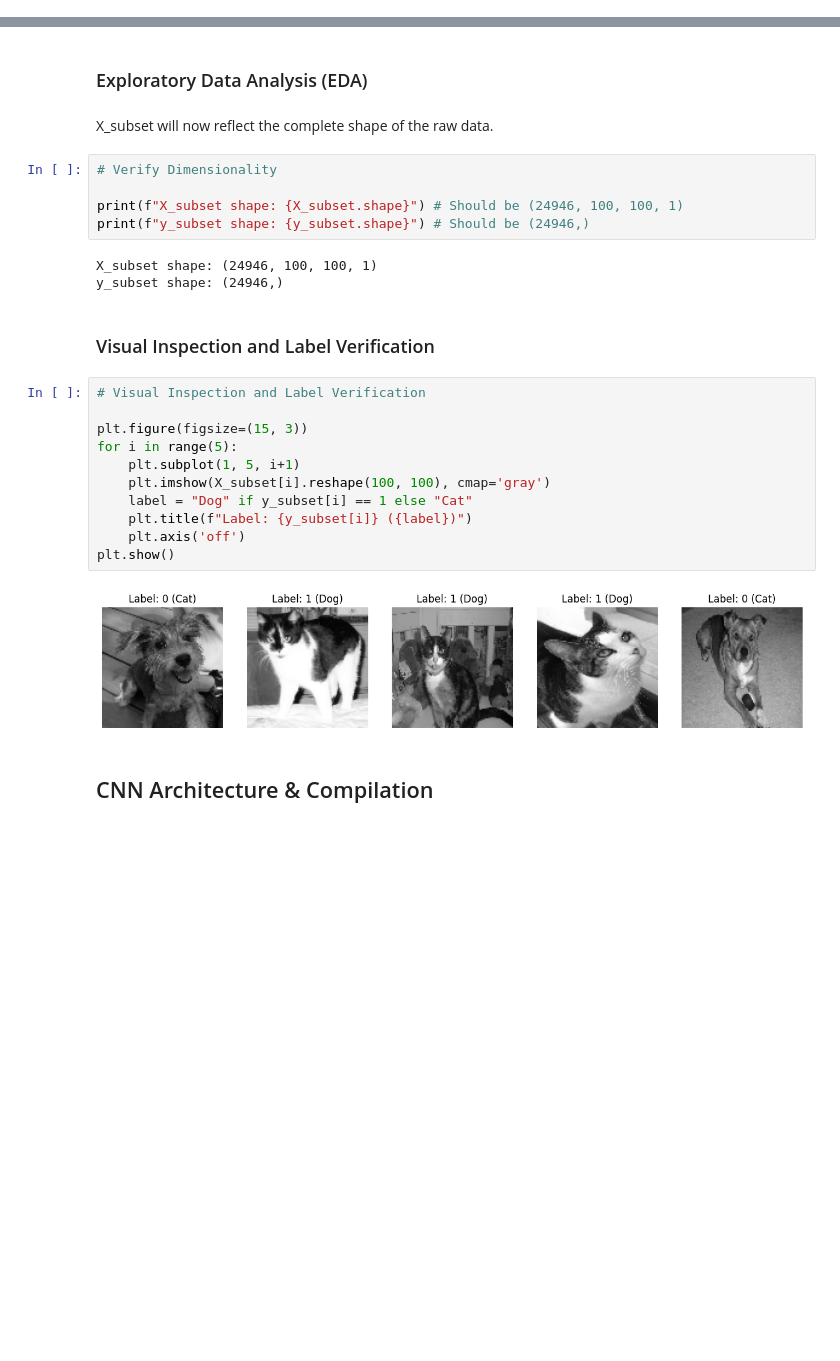
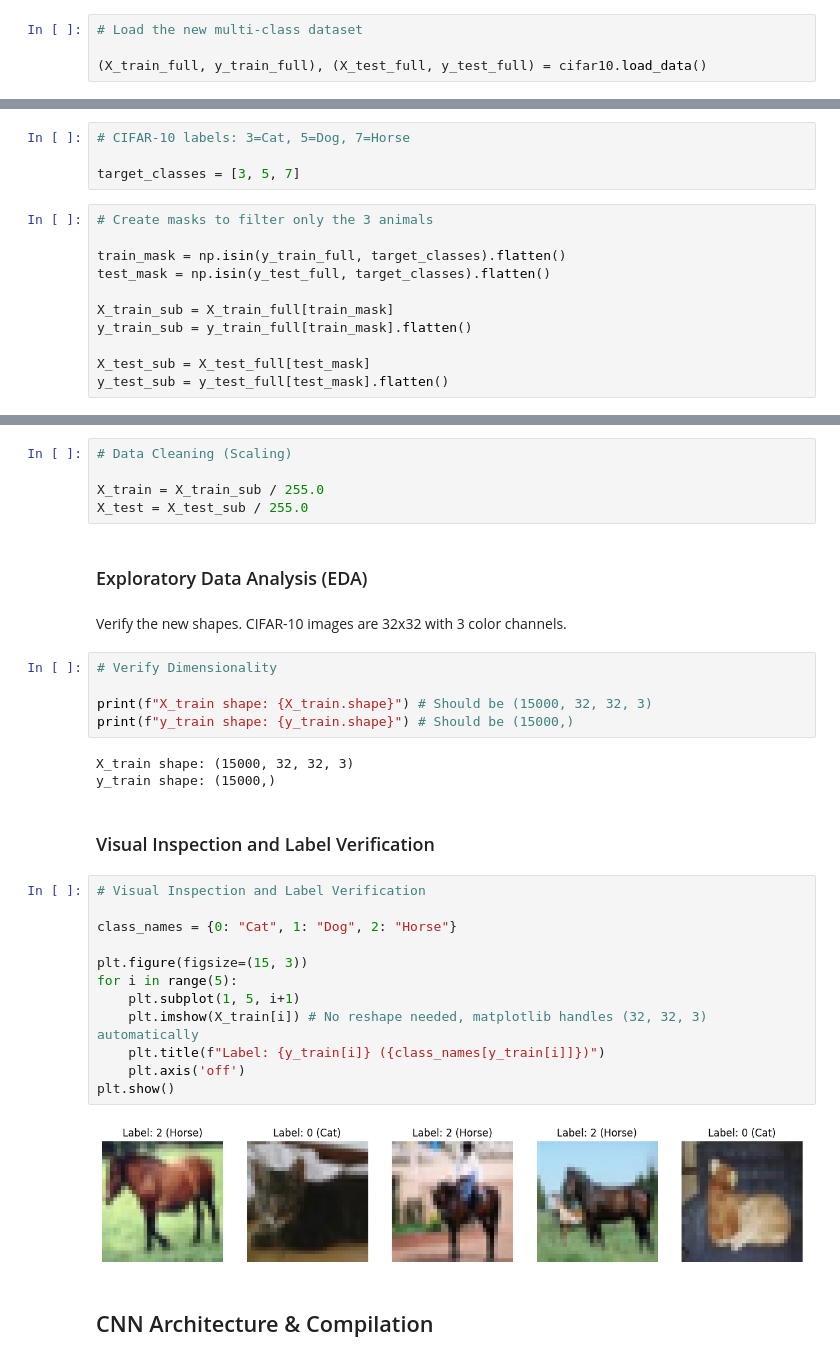
Before and after one commit to ikoghoddds-bit/Data-Science-Portfolio-C21, a Jupyter notebook: Projects/Project-6/Images-Description.for.Students_Pass_8.ipynb, the cells around one changed output, grey strips where cells are left out. Cells and saved outputs as stored; diff of their text form; blank space fills up the shorter version.

```diff
--- a/Projects/Project-6/Images-Description.for.Students_Pass_8.ipynb
+++ b/Projects/Project-6/Images-Description.for.Students_Pass_8.ipynb
@@ -101,0 +78,4 @@ X_subset = X_subset / 255.0
+# %%
+# Load the new multi-class dataset
+
+(X_train_full, y_train_full), (X_test_full, y_test_full) = cifar10.load_data()
@@ -101,0 +85,15 @@ X_subset = X_subset / 255.0
+# %%
+# CIFAR-10 labels: 3=Cat, 5=Dog, 7=Horse
+
+target_classes = [3, 5, 7]
+# %%
+# Create masks to filter only the 3 animals
+
+train_mask = np.isin(y_train_full, target_classes).flatten()
+test_mask = np.isin(y_test_full, target_classes).flatten()
+
+X_train_sub = X_train_full[train_mask]
+y_train_sub = y_train_full[train_mask].flatten()
+
+X_test_sub = X_test_full[test_mask]
+y_test_sub = y_test_full[test_mask].flatten()
@@ -102,29 +106,35 @@ X_subset = X_subset / 255.0
+# %%
+# Data Cleaning (Scaling)
+
+X_train = X_train_sub / 255.0
+X_test = X_test_sub / 255.0
 # %% [markdown]
 ### Exploratory Data Analysis (EDA)
-# %% [markdown]
-X_subset will now reflect the complete shape of the raw data.
+# %% [markdown]
+Verify the new shapes. CIFAR-10 images are 32x32 with 3 color channels.
 # %%
 # Verify Dimensionality
 
-print(f"X_subset shape: {X_subset.shape}") # Should be (24946, 100, 100, 1)
-print(f"y_subset shape: {y_subset.shape}") # Should be (24946,)
+print(f"X_train shape: {X_train.shape}") # Should be (15000, 32, 32, 3)
+print(f"y_train shape: {y_train.shape}") # Should be (15000,)
 # %% [output]
-X_subset shape: (24946, 100, 100, 1)
-y_subset shape: (24946,)
+X_train shape: (15000, 32, 32, 3)
+y_train shape: (15000,)
 # %% [markdown]
 ### Visual Inspection and Label Verification
 # %%
 # Visual Inspection and Label Verification
+
+class_names = {0: "Cat", 1: "Dog", 2: "Horse"}
 
 plt.figure(figsize=(15, 3))
 for i in range(5):
     plt.subplot(1, 5, i+1)
-    plt.imshow(X_subset[i].reshape(100, 100), cmap='gray')
-    label = "Dog" if y_subset[i] == 1 else "Cat"
-    plt.title(f"Label: {y_subset[i]} ({label})")
+    plt.imshow(X_train[i]) # No reshape needed, matplotlib handles (32, 32, 3) automatically
+    plt.title(f"Label: {y_train[i]} ({class_names[y_train[i]]})")
     plt.axis('off')
 plt.show()
 # %% [output]
-[figure, old version]
+[figure, new version]
 # %% [markdown]
 ## CNN Architecture & Compilation
```
Also changed, not shown: parts of 35 cells of this notebook.
